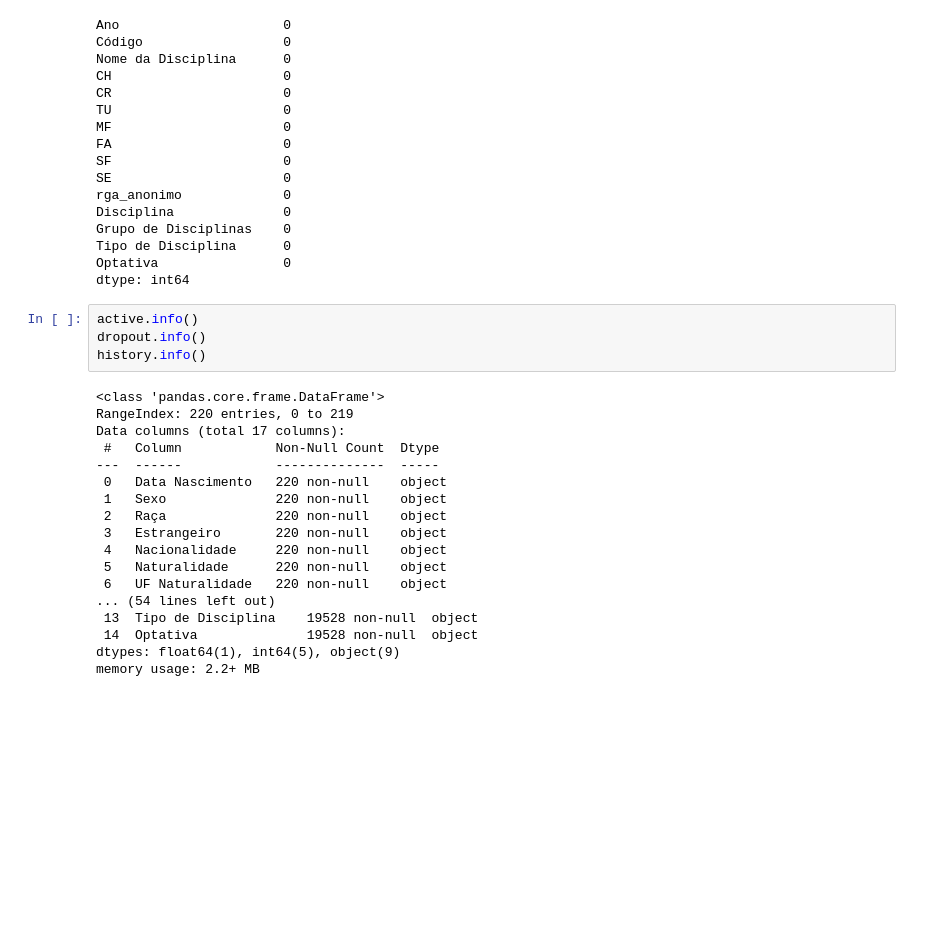
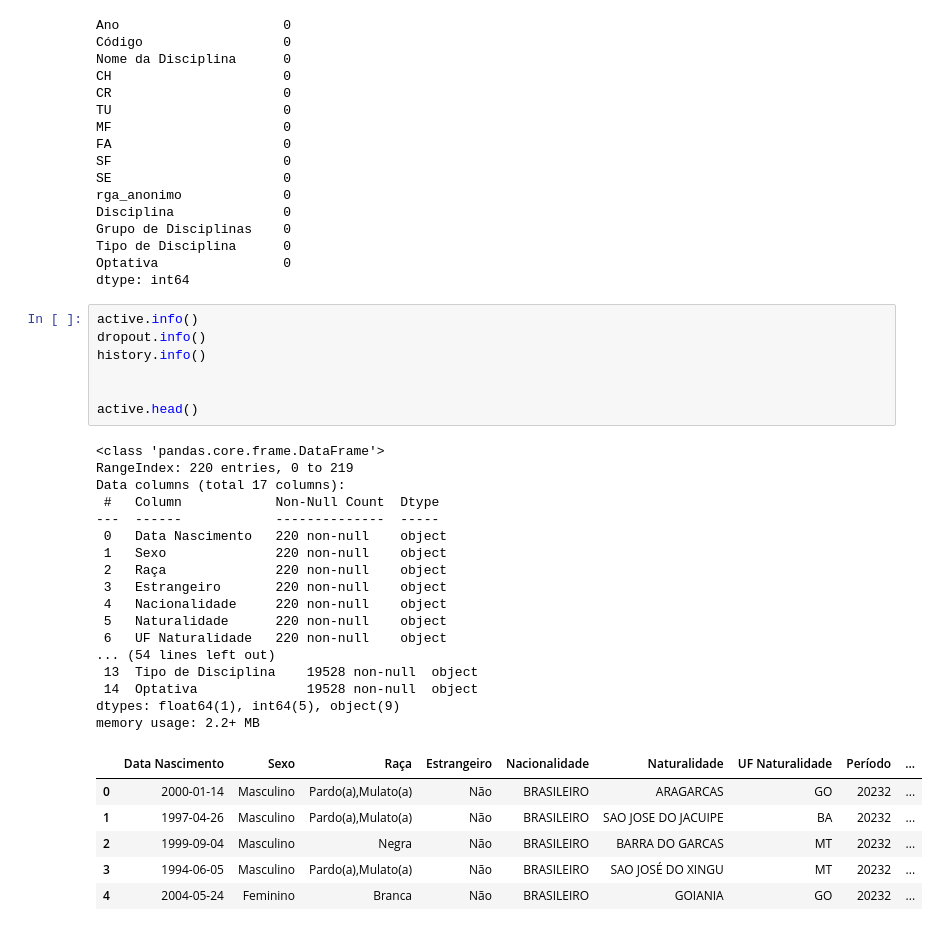
Before and after one commit to auserafim/ai-notebooks, a Jupyter notebook: evaded_college/evaded_college.ipynb, the cells around one changed output. Cells and saved outputs as stored; diff of their text form; blank space fills up the shorter version.

```diff
--- a/evaded_college/evaded_college.ipynb
+++ b/evaded_college/evaded_college.ipynb
@@ -49,23 +50,32 @@ dtype: int64
 # %%
 active.info()
 dropout.info()
 history.info()
+
+
+active.head()
 # %% [output]
 <class 'pandas.core.frame.DataFrame'>
 RangeIndex: 220 entries, 0 to 219
 Data columns (total 17 columns):
  #   Column            Non-Null Count  Dtype
 ---  ------            --------------  -----
  0   Data Nascimento   220 non-null    object
  1   Sexo              220 non-null    object
  2   Raça              220 non-null    object
  3   Estrangeiro       220 non-null    object
  4   Nacionalidade     220 non-null    object
  5   Naturalidade      220 non-null    object
  6   UF Naturalidade   220 non-null    object
 ... (54 lines left out)
  13  Tipo de Disciplina    19528 non-null  object
  14  Optativa              19528 non-null  object
 dtypes: float64(1), int64(5), object(9)
 memory usage: 2.2+ MB
+|  | Data Nascimento | Sexo | Raça | Estrangeiro | Nacionalidade | Naturalidade | UF Naturalidade | Período | ... |
+| 0 | 2000-01-14 | Masculino | Pardo(a),Mulato(a) | Não | BRASILEIRO | ARAGARCAS | GO | 20232 | ... |
+| 1 | 1997-04-26 | Masculino | Pardo(a),Mulato(a) | Não | BRASILEIRO | SAO JOSE DO JACUIPE | BA | 20232 | ... |
+| 2 | 1999-09-04 | Masculino | Negra | Não | BRASILEIRO | BARRA DO GARCAS | MT | 20232 | ... |
+| 3 | 1994-06-05 | Masculino | Pardo(a),Mulato(a) | Não | BRASILEIRO | SAO JOSÉ DO XINGU | MT | 20232 | ... |
+| 4 | 2004-05-24 | Feminino | Branca | Não | BRASILEIRO | GOIANIA | GO | 20232 | ... |
 # %%
```
Also changed, not shown: parts of 9 cells of this notebook, 1 other file.
